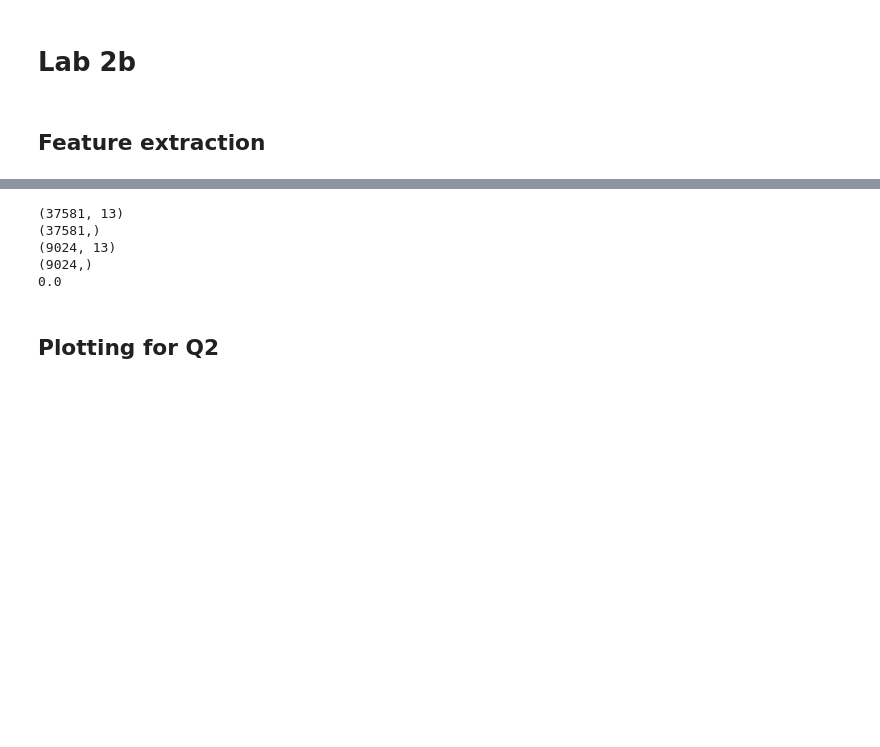
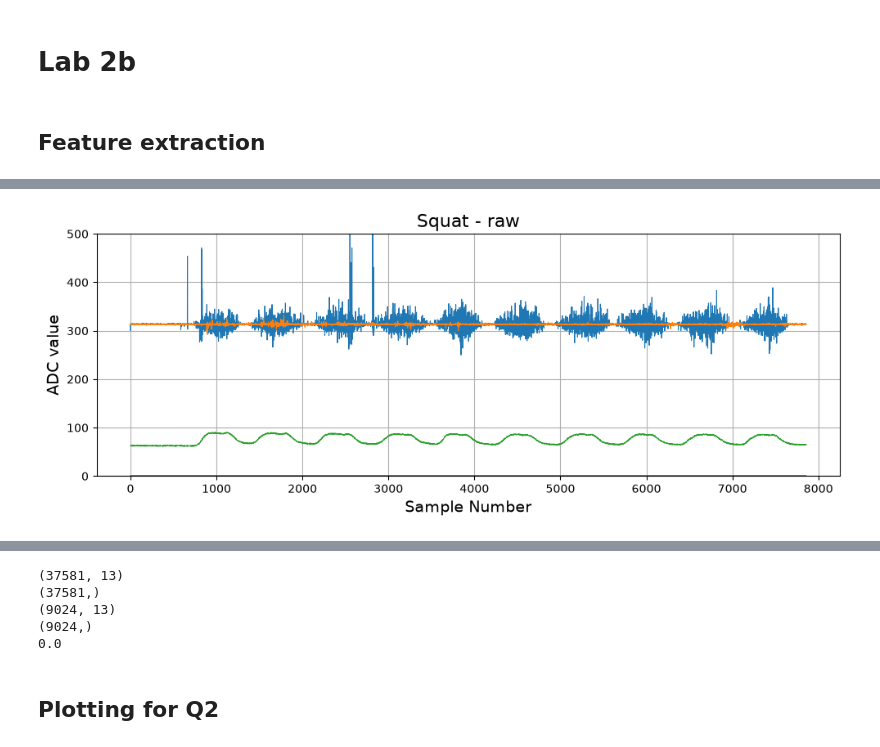
Before and after one commit to groggero/Wearables_Laboratories, a Jupyter notebook: LAB_2/data_movement/movement_lab2.ipynb, the cells around one changed output, grey strips where cells are left out. Cells and saved outputs as stored; diff of their text form; code cells hidden in the pictures; blank space fills up the shorter version.

Commit message:
added a cell with a corrected order data loading

```diff
--- a/LAB_2/data_movement/movement_lab2.ipynb
+++ b/LAB_2/data_movement/movement_lab2.ipynb
@@ -343,3 +343,84 @@ df_kneeraise_4col.iloc[:, 1:3] = df_kneeraise_4col.iloc[:, 1:3].apply(lambda x:
 13526      57.005840      313.923077     313.0       3.0
 
 [13527 rows x 4 columns]
+# %%
+# Linus changes: swap the order of the columns to match the required order: Quadriceps EMG, Calf EMG, Strain Sensor, Activity
+
+import pandas as pd
+import numpy as np
+import scipy.signal as signal
+import matplotlib.pyplot as plt
+
+cols = ["Quadriceps EMG", "Calf EMG", "Strain Sensor", "Activity"]   # required column order
+emg_cols = ["Quadriceps EMG", "Calf EMG"]
+
+fs = 100 #250
+b, a = signal.butter(4, 10, btype="low", fs=fs)
+
+# ---------------- Squat (label 1) ----------------
+df_squat = pd.read_csv("ex1.4_squat_10times_2.txt", header=None)     # header=None: keep first sample
+df_squat = df_squat.dropna()                                         # remove NaN rows
+df_squat_4col = np.column_stack((df_squat.iloc[:, [1, 2, 0]], np.ones(df_squat.shape[0])))   # quad, calf, strain
+df_squat_4col = pd.DataFrame(df_squat_4col, columns=cols)
+raw_squat = df_squat_4col.copy()                                     # keep raw copy to compare
+
+# Plot raw
+plt.figure(figsize=(10, 4))
+plt.plot(df_squat_4col.iloc[:, :3], linewidth=0.8)
+plt.xlabel("Sample Number", fontsize=14)
+plt.ylabel("ADC value", fontsize=14)
+plt.title("Squat - raw", fontsize=16)
+plt.grid(True)
+plt.ylim(0,500)
+plt.legend(["Quadriceps EMG", "Calf EMG", "Strain Sensor"], loc="upper right")
+plt.tight_layout()
+plt.show()
+
+df_squat_4col["Strain Sensor"] = signal.filtfilt(b, a, df_squat_4col["Strain Sensor"])
+df_squat_4col[emg_cols] = df_squat_4col[emg_cols].apply(lambda x: remove_outliers(x, window=50), axis=0)
+print("Squat: rows", len(df_squat_4col), "| replaced outliers per channel:\n",
+      (raw_squat[emg_cols] != df_squat_4col[emg_cols]).sum())
+
+# Plot cleaned
+plt.figure(figsize=(10, 4))
+plt.plot(df_squat_4col.iloc[:, :3], linewidth=0.8)
+plt.xlabel("Sample Number", fontsize=14)
+plt.ylabel("ADC value", fontsize=14)
+plt.title("Squat - cleaned", fontsize=16)
+plt.ylim(0,500)
+plt.grid(True)
+plt.legend(["Quadriceps EMG", "Calf EMG", "Strain Sensor"], loc="upper right")
+plt.tight_layout()
+plt.show()
+
+# ---------------- Stand (label 0) ----------------
+df_stand = pd.read_csv("ex1.4_stand_60sec_1.txt", header=None).dropna()
+df_stand_4col = np.column_stack((df_stand.iloc[:, [1, 2, 0]], np.zeros(df_stand.shape[0])))
+df_stand_4col = pd.DataFrame(df_stand_4col, columns=cols)
+df_stand_4col["Strain Sensor"] = signal.filtfilt(b, a, df_stand_4col["Strain Sensor"])
+df_stand_4col[emg_cols] = df_stand_4col[emg_cols].apply(lambda x: remove_outliers(x, window=50), axis=0)
+
+# ---------------- Toe raise (label 2) ----------------
+df_toeraise = pd.read_csv("ex1.4_toeraise_1.txt", header=None).dropna()
+df_toeraise_4col = np.column_stack((df_toeraise.iloc[:, [1, 2, 0]], 2*np.ones(df_toeraise.shape[0])))
+df_toeraise_4col = pd.DataFrame(df_toeraise_4col, columns=cols)
+df_toeraise_4col["Strain Sensor"] = signal.filtfilt(b, a, df_toeraise_4col["Strain Sensor"])
+df_toeraise_4col[emg_cols] = df_toeraise_4col[emg_cols].apply(lambda x: remove_outliers(x, window=50), axis=0)
+
+print(df_toeraise_4col)
+
+# ---------------- Kick back (label 3) ----------------
+df_kickback = pd.read_csv("ex1.4_kickback_1.txt", header=None).dropna()
+df_kickback_4col = np.column_stack((df_kickback.iloc[:, [1, 2, 0]], 3*np.ones(df_kickback.shape[0])))
+df_kickback_4col = pd.DataFrame(df_kickback_4col, columns=cols)
+df_kickback_4col["Strain Sensor"] = signal.filtfilt(b, a, df_kickback_4col["Strain Sensor"])
+df_kickback_4col[emg_cols] = df_kickback_4col[emg_cols].apply(lambda x: remove_outliers(x, window=50), axis=0)
+
+# ---------------- Knee raise (label 4) ----------------
+df_kneeraise = pd.read_csv("ex1.4_kneeraise_1.txt", header=None).dropna()
+df_kneeraise_4col = np.column_stack((df_kneeraise.iloc[:, [1, 2, 0]], 4*np.ones(df_kneeraise.shape[0])))
+df_kneeraise_4col = pd.DataFrame(df_kneeraise_4col, columns=cols)
+df_kneeraise_4col["Strain Sensor"] = signal.filtfilt(b, a, df_kneeraise_4col["Strain Sensor"])
+df_kneeraise_4col[emg_cols] = df_kneeraise_4col[emg_cols].apply(lambda x: remove_outliers(x, window=50), axis=0)
+# %% [output]
+[figure, added]
```
Also changed, not shown: parts of 9 cells of this notebook.
